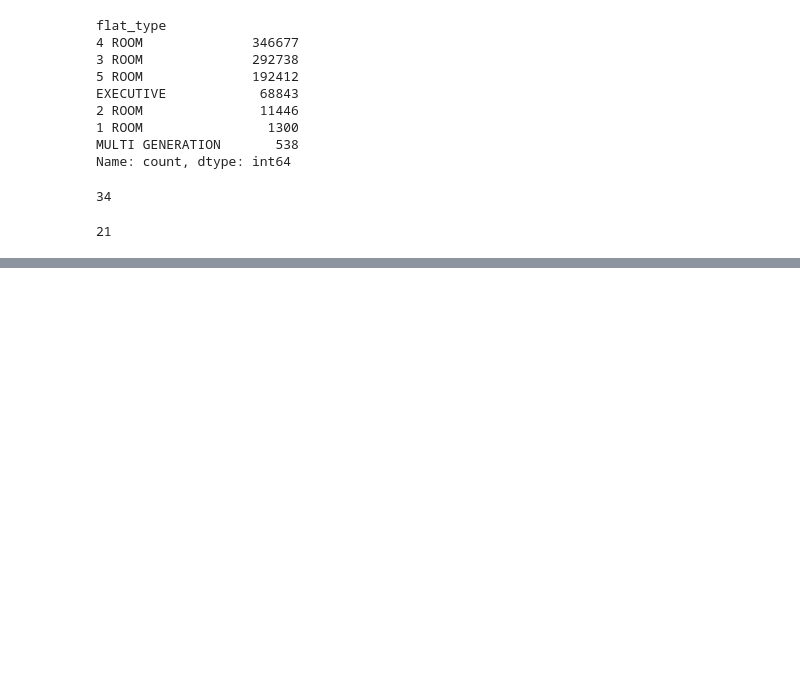
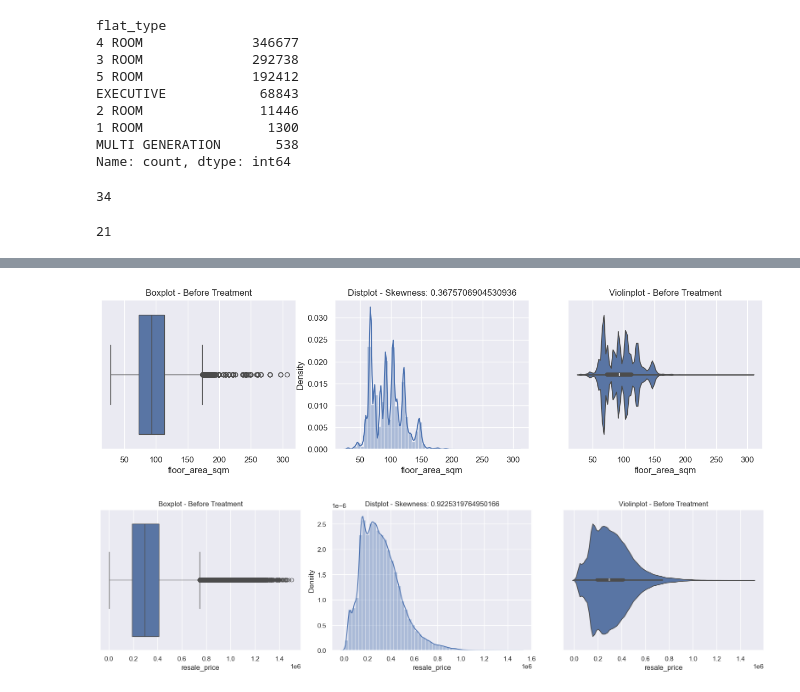
Before and after one commit to Prakash-Kani/Singapore-Resale-Flat-Prices-Prediction, a Jupyter notebook: EDA.ipynb, the cells around one changed output, grey strips where cells are left out. Cells and saved outputs as stored; diff of their text form; code cells hidden in the pictures; blank space fills up the shorter version.

```diff
--- a/EDA.ipynb
+++ b/EDA.ipynb
@@ -170,0 +172,36 @@ df
+# %%
+def skewness_plot(df, *column):
+    nrow = len(column)
+    plot_no=0
+    for col_name in column:
+        if 'log' in col_name or 'sqrt' in col_name or 'boxcox' in col_name:
+            title= "After Treatment"
+        else:
+            title = "Before Treatment"
+
+        plt.figure(figsize=(16, 8))
+
+        plot_no+=1
+        plt.subplot(nrow, 3, plot_no)
+        sns.boxplot(x=col_name, data=df)
+        plt.title('Boxplot - '+ title)
+
+        plot_no+=1
+        plt.subplot(nrow, 3, plot_no)
+        sns.distplot(df[col_name])
+        plt.title(f'Distplot - Skewness: {skew(df[col_name])}')
+
+        plot_no+=1
+        plt.subplot(nrow, 3, plot_no)
+        sns.violinplot(x=col_name, data=df)
+        plt.title('Violinplot - ' + title)
+
+    plt.tight_layout()
+
+    return plt.show()
+# %%
+numerical_columns = ['floor_area_sqm', 'resale_price']
+skewness_plot(df, *numerical_columns)
+# %% [output]
+[figure, added]
+[figure, added]
```
Also changed, not shown: parts of 9 cells of this notebook.
